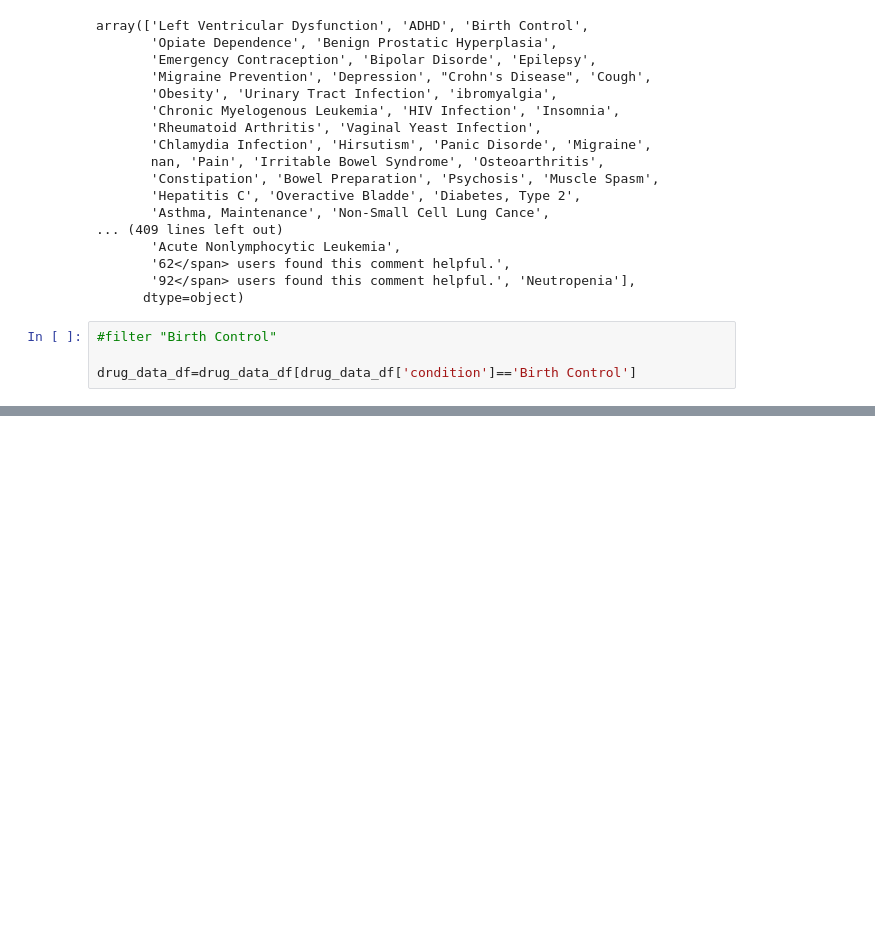
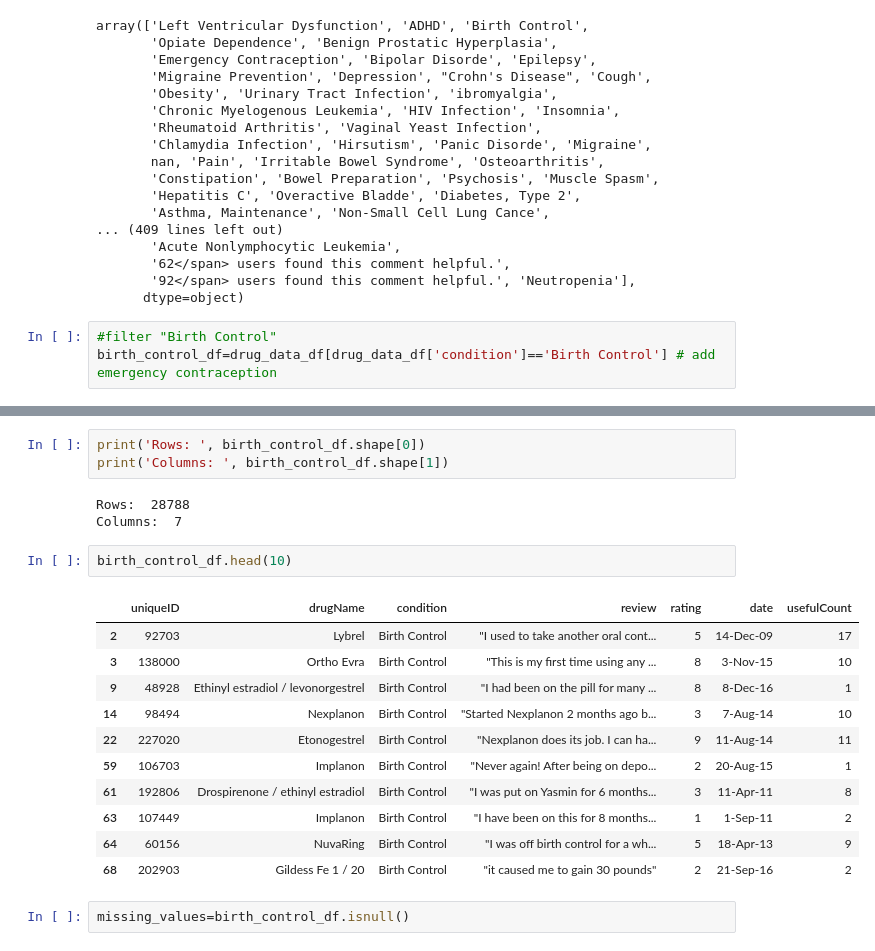
Before and after one commit to celefigs/collaborative_project, a Jupyter notebook: sunuber_copy.ipynb, the cells around one changed output, grey strips where cells are left out. Drawn from its saved outputs; the diff is of its cells as text; blank space fills up the shorter version.

Commit message:
data_cleaning

```diff
--- a/sunuber_copy.ipynb
+++ b/sunuber_copy.ipynb
@@ -65,5 +65,4 @@ array(['Left Ventricular Dysfunction', 'ADHD', 'Birth Control',
       dtype=object)
 # %%
 #filter "Birth Control"
-
-drug_data_df=drug_data_df[drug_data_df['condition']=='Birth Control']
+birth_control_df=drug_data_df[drug_data_df['condition']=='Birth Control'] # add emergency contraception
@@ -69,0 +89,22 @@ drug_data_df=drug_data_df[drug_data_df['condition']=='Birth Control']
+# %%
+print('Rows: ', birth_control_df.shape[0])
+print('Columns: ', birth_control_df.shape[1])
+# %% [output]
+Rows:  28788
+Columns:  7
+# %%
+birth_control_df.head(10)
+# %% [output]
+|  | uniqueID | drugName | condition | review | rating | date | usefulCount |
+| 2 | 92703 | Lybrel | Birth Control | "I used to take another oral cont... | 5 | 14-Dec-09 | 17 |
+| 3 | 138000 | Ortho Evra | Birth Control | "This is my first time using any ... | 8 | 3-Nov-15 | 10 |
+| 9 | 48928 | Ethinyl estradiol / levonorgestrel | Birth Control | "I had been on the pill for many ... | 8 | 8-Dec-16 | 1 |
+| 14 | 98494 | Nexplanon | Birth Control | "Started Nexplanon 2 months ago b... | 3 | 7-Aug-14 | 10 |
+| 22 | 227020 | Etonogestrel | Birth Control | "Nexplanon does its job. I can ha... | 9 | 11-Aug-14 | 11 |
+| 59 | 106703 | Implanon | Birth Control | "Never again! After being on depo... | 2 | 20-Aug-15 | 1 |
+| 61 | 192806 | Drospirenone / ethinyl estradiol | Birth Control | "I was put on Yasmin for 6 months... | 3 | 11-Apr-11 | 8 |
+| 63 | 107449 | Implanon | Birth Control | "I have been on this for 8 months... | 1 | 1-Sep-11 | 2 |
+| 64 | 60156 | NuvaRing | Birth Control | "I was off birth control for a wh... | 5 | 18-Apr-13 | 9 |
+| 68 | 202903 | Gildess Fe 1 / 20 | Birth Control | "it caused me to gain 30 pounds" | 2 | 21-Sep-16 | 2 |
+# %%
+missing_values=birth_control_df.isnull()
```
Also changed, not shown: parts of 13 cells of this notebook.
